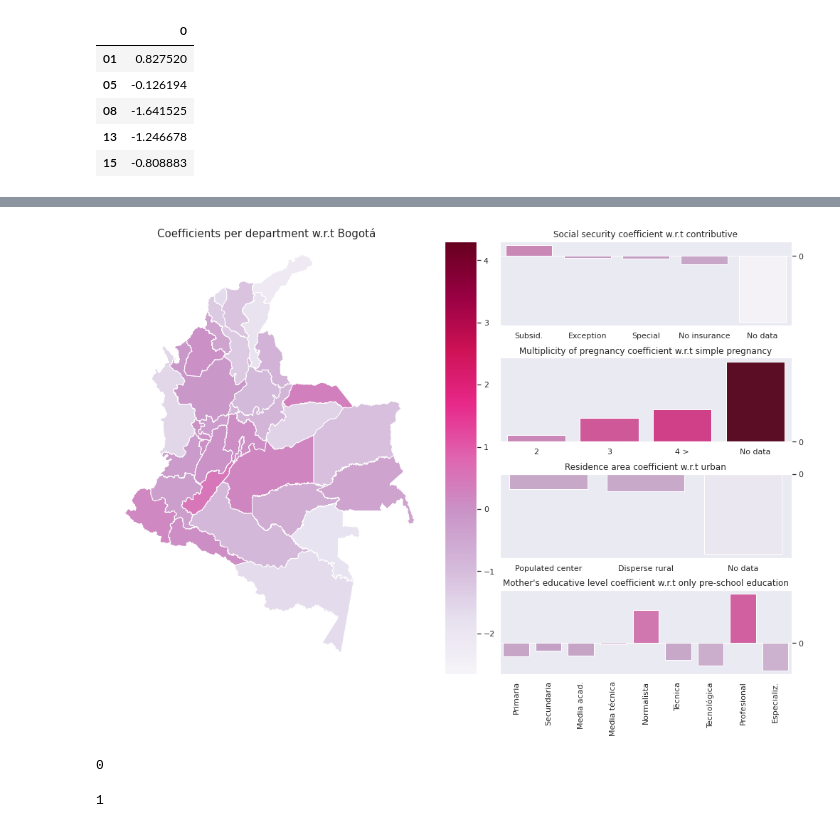
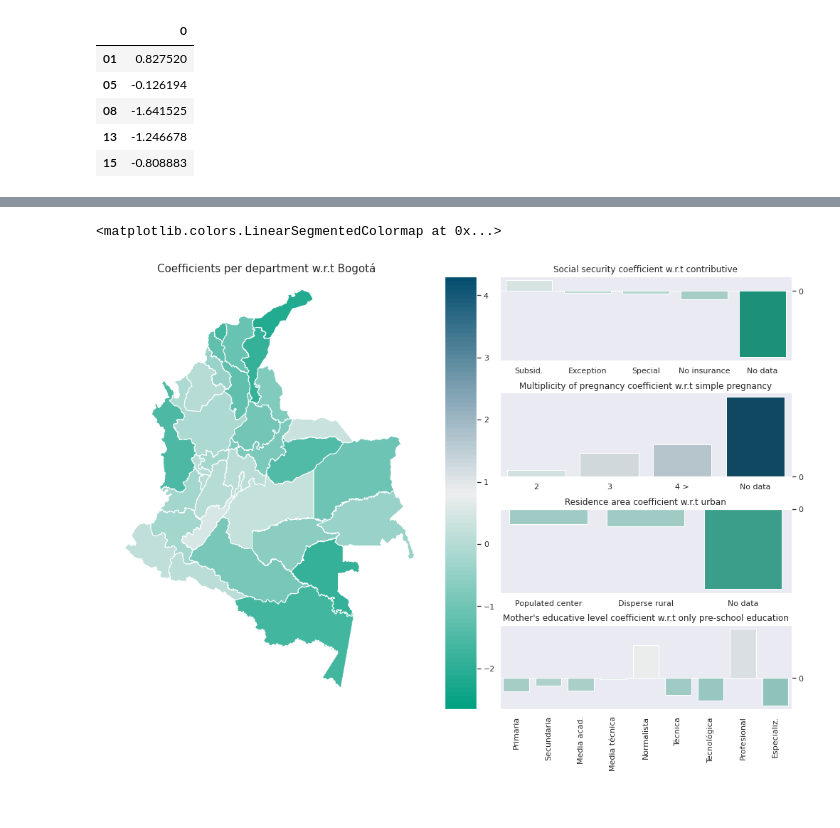
Before and after one commit to PedroOspina17/DS4A, a Jupyter notebook: Notebooks/VisualizLogit.ipynb, the cells around one changed output, grey strips where cells are left out. Saved outputs shown, nothing was run; the diff lists cells and outputs as text; code cells hidden in the pictures.

```diff
--- a/Notebooks/VisualizLogit.ipynb
+++ b/Notebooks/VisualizLogit.ipynb
@@ -73,6 +73,19 @@ geo_df.head()
 | 2 | 86 | PUTUMAYO | 1991 | Articulo 309 Constitucion Politic... | 2018 | 12.707922 | 2.107965 | POLYGON ((-76.67050 1.46732, -76.... | ... |
 | 3 | 76 | VALLE DEL CAUCA | 1910 | Decreto No 340 de 16 de Abril de ... | 2018 | 12.650870 | 1.679487 | MULTIPOLYGON (((-77.23810 4.04049... | ... |
 | 4 | 94 | GUAINÍA | 1991 | Articulo 309 Constitucion Politic... | 2018 | 21.179051 | 5.747937 | POLYGON ((-67.67638 3.91228, -67.... | ... |
+# %%
+from matplotlib.colors import LinearSegmentedColormap
+colors = [
+       [0.        , 0.62745098, 0.50588235],
+       [0.92941176, 0.93333333, 0.9372549 ],
+       [0.01568627, 0.30196078, 0.43137255]]
+
+cm = LinearSegmentedColormap.from_list(
+    'custom', colors, N=100)
+
+cm
+# %% [output]
+<matplotlib.colors.LinearSegmentedColormap at 0x...>
 # %%
 from matplotlib.gridspec import GridSpec
 from matplotlib.colors import ListedColormap
@@ -89,7 +102,7 @@ ax4 = fig.add_subplot(gs[2, -len_side:])
 ax5 = fig.add_subplot(gs[3, -len_side:])
 
 from matplotlib.cm import ScalarMappable
-my_cmap = plt.cm.get_cmap('PuRd')
+my_cmap = cm
 
 vmin,vmax = coeffs.min(),coeffs.max()
 sm = ScalarMappable(cmap=my_cmap, norm=plt.Normalize(vmin,vmax))
@@ -116,41 +129,31 @@ sns.barplot(data=tipo_emb.reset_index(),x='index',y='0',
 ax3.set_title('Multiplicity of pregnancy coefficient w.r.t simple pregnancy')
 ax3.set_xticklabels(['2','3','4 >','No data'])
 
 
 #Area residencia
 clrs = sm.to_rgba(area_res['0'])
 sns.barplot(data=area_res.reset_index(),x='index',y='0',
             ax=ax4,palette=clrs)
 ax4.set_title('Residence area coefficient w.r.t urban')
 ax4.set_xticklabels(['Populated center','Disperse rural','No data'])
 
 #Nivel educ
 clrs = sm.to_rgba(niv_edu['0'])
 sns.barplot(data=niv_edu.reset_index(),x='index',y='0',
             ax=ax5,palette=clrs)
 ax5.set_title('Mother\'s educative level coefficient w.r.t only pre-school education')
 ax5.set_xticklabels(['Primaria','Secundaria','Media acad.','Media técnica','Normalista',
                      'Técnica','Tecnológica','Profesional','Especializ.','Otros'],rotation=90)
 
 for ax in [ax1,ax2,ax3,ax4,ax5]:
     #Set yticks on the right
     ax.set_yticks([0])
     ax.yaxis.set_label_position("right")
     ax.yaxis.tick_right()
     ax.set_ylabel('')
     ax.set_xlabel('')
 
 plt.savefig('../Plots/LogitCoeffs.png',dpi=300,bbox_inches='tight')
 plt.show()
 # %% [output]
-[figure, old version]
+[figure, new version]
-# %%
-
-for i in niv_edu:
-    print(i)
-# %% [output]
-0
-# %%
-1
-# %% [output]
-1
```
Also changed, not shown: 10 other files.
